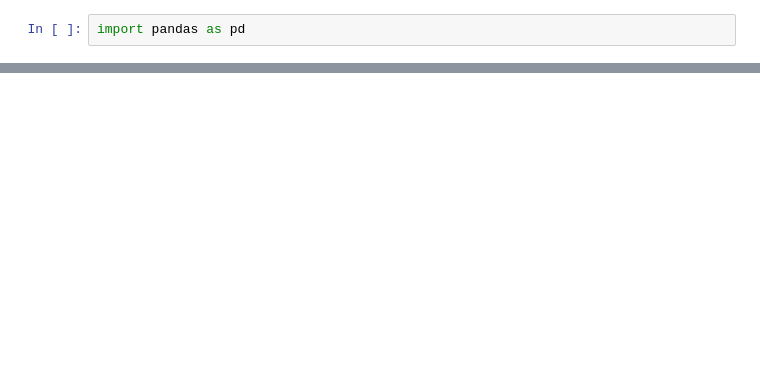
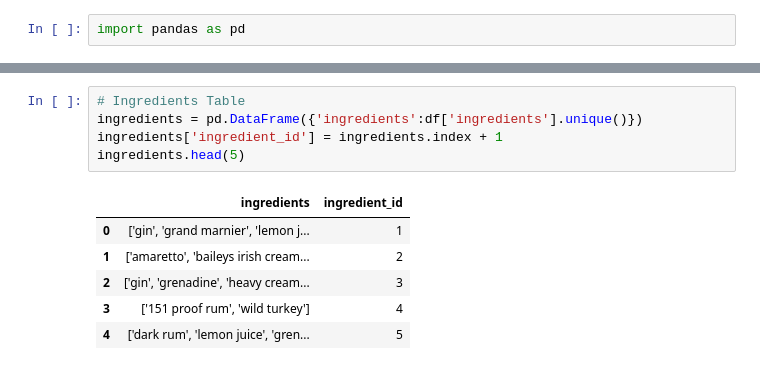
Before and after one commit to lethanhdatphumy/Cocktail-Recommendation-System, a Jupyter notebook: notebooks/03-normalization.ipynb, the cells around one changed output, grey strips where cells are left out. Saved outputs shown, nothing was run; the diff lists cells and outputs as text; blank space fills up the shorter version.

```diff
--- a/notebooks/03-normalization.ipynb
+++ b/notebooks/03-normalization.ipynb
@@ -13,0 +55,12 @@ df.head(5)
+# %%
+# Ingredients Table
+ingredients = pd.DataFrame({'ingredients':df['ingredients'].unique()})
+ingredients['ingredient_id'] = ingredients.index + 1
+ingredients.head(5)
+# %% [output]
+|  | ingredients | ingredient_id |
+| 0 | ['gin', 'grand marnier', 'lemon j... | 1 |
+| 1 | ['amaretto', 'baileys irish cream... | 2 |
+| 2 | ['gin', 'grenadine', 'heavy cream... | 3 |
+| 3 | ['151 proof rum', 'wild turkey'] | 4 |
+| 4 | ['dark rum', 'lemon juice', 'gren... | 5 |
```
Also changed, not shown: parts of 6 cells of this notebook, 1 other file.
